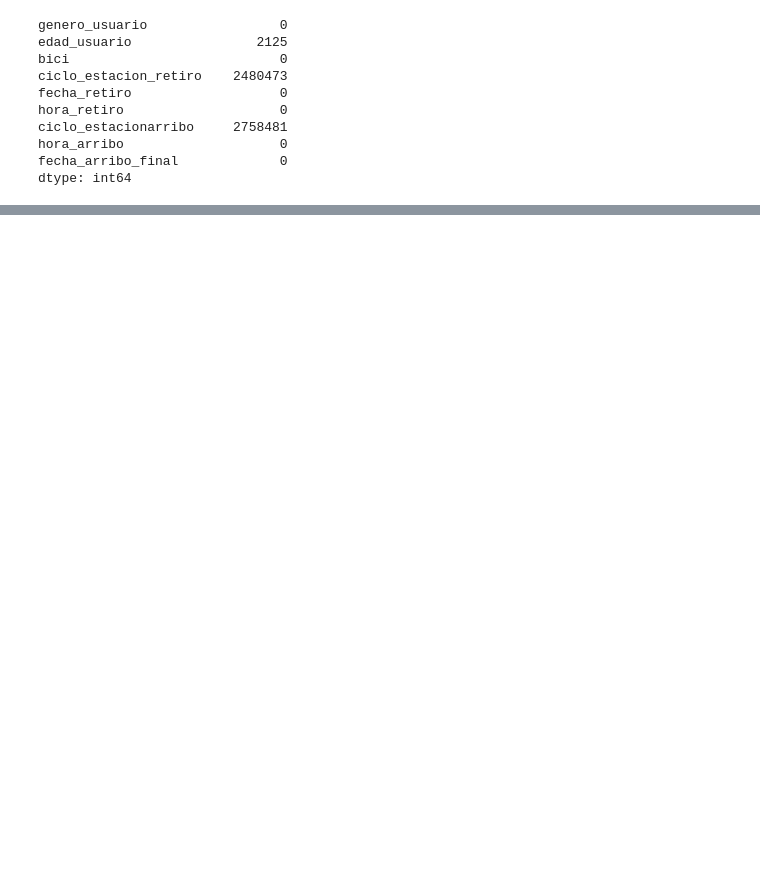
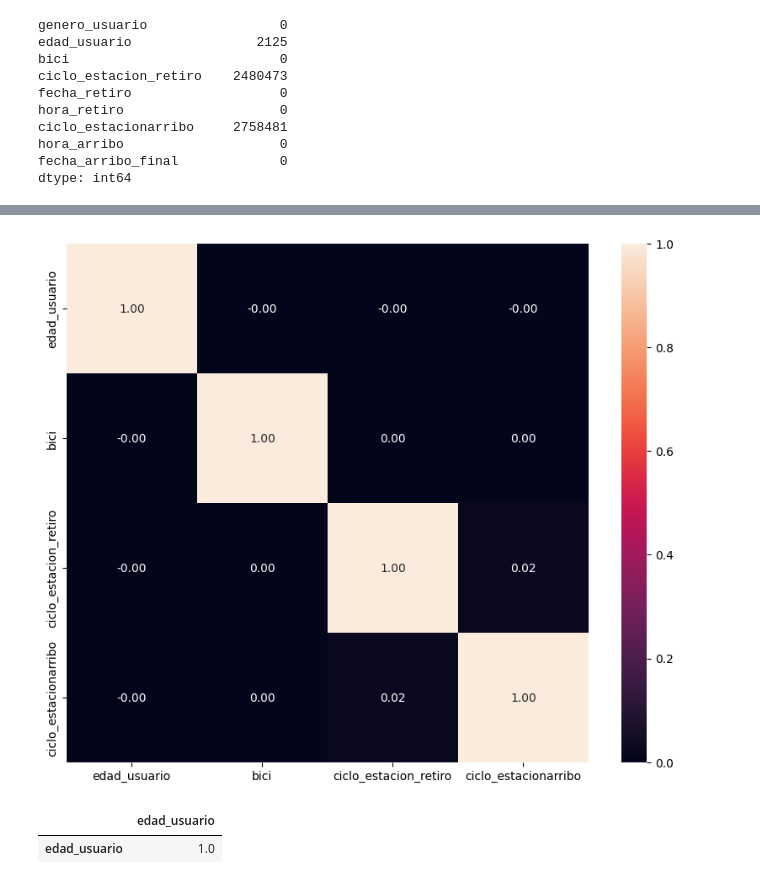
Before and after one commit to RodolfoQuintanilla/anlisisEcoBiciCDMX, a Jupyter notebook: notebooks/exploracion/EDA.ipynb, the cells around one changed output, grey strips where cells are left out. Drawn from its saved outputs; the diff is of its cells as text; code cells hidden in the pictures; blank space fills up the shorter version.

```diff
--- a/notebooks/exploracion/EDA.ipynb
+++ b/notebooks/exploracion/EDA.ipynb
@@ -234,0 +244,6 @@ df["edad_usuario"].hist(bins=30)
+# %%
+# Eliminar filas con valores nulos en ciclo_estacion_retiro
+df = df.dropna(subset=["ciclo_estacion_retiro"])
+# %%
+# eliminar ciclo_estacionarribo
+df = df.dropna(subset=["ciclo_estacionarribo"])
@@ -234,0 +265,3 @@ df["edad_usuario"].hist(bins=30)
+# %%
+corr = df.select_dtypes(include=["int64", "float64"]).corr()
+corr
@@ -234,0 +274,14 @@ df["edad_usuario"].hist(bins=30)
+# %%
+plt.figure(figsize=(10,8))
+sns.heatmap(corr, annot=True, fmt=".2f")
+
+plt.show()
+# %% [output]
+[figure, added]
+# %%
+cols = ["edad_usuario"]
+
+df[cols].corr()
+# %% [output]
+|  | edad_usuario |
+| edad_usuario | 1.0 |
```
Also changed, not shown: parts of 15 cells of this notebook, 1 other file.
